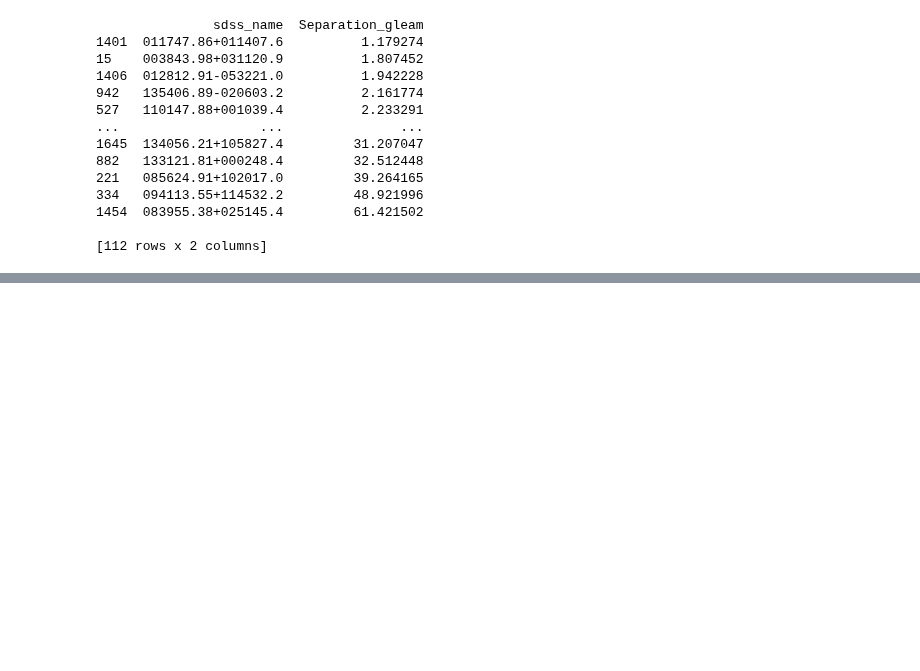
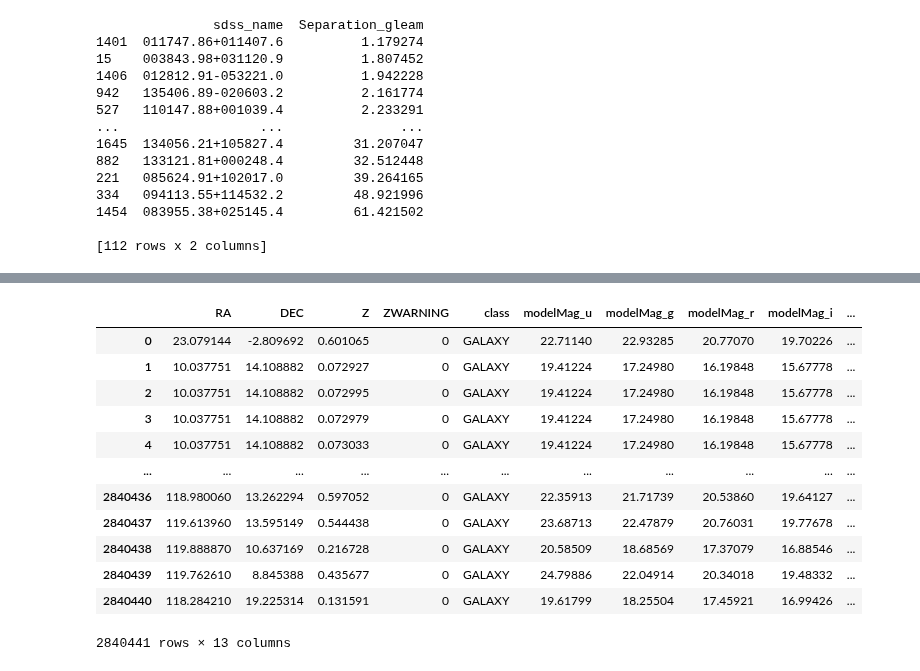
Before and after one commit to ykzhang112233/highz-catalogue, a Jupyter notebook: scripts/0-result_analysis.ipynb, the cells around one changed output, grey strips where cells are left out. Saved outputs shown, nothing was run; the diff lists cells and outputs as text; code cells hidden in the pictures; blank space fills up the shorter version.

```diff
--- a/scripts/0-result_analysis.ipynb
+++ b/scripts/0-result_analysis.ipynb
@@ -331,0 +357,16 @@ print(test_df)
+# %%
+df_g
+# %% [output]
+|  | RA | DEC | Z | ZWARNING | class | modelMag_u | modelMag_g | modelMag_r | modelMag_i | ... |
+| 0 | 23.079144 | -2.809692 | 0.601065 | 0 | GALAXY | 22.71140 | 22.93285 | 20.77070 | 19.70226 | ... |
+| 1 | 10.037751 | 14.108882 | 0.072927 | 0 | GALAXY | 19.41224 | 17.24980 | 16.19848 | 15.67778 | ... |
+| 2 | 10.037751 | 14.108882 | 0.072995 | 0 | GALAXY | 19.41224 | 17.24980 | 16.19848 | 15.67778 | ... |
+| 3 | 10.037751 | 14.108882 | 0.072979 | 0 | GALAXY | 19.41224 | 17.24980 | 16.19848 | 15.67778 | ... |
+| 4 | 10.037751 | 14.108882 | 0.073033 | 0 | GALAXY | 19.41224 | 17.24980 | 16.19848 | 15.67778 | ... |
+| ... | ... | ... | ... | ... | ... | ... | ... | ... | ... | ... |
+| 2840436 | 118.980060 | 13.262294 | 0.597052 | 0 | GALAXY | 22.35913 | 21.71739 | 20.53860 | 19.64127 | ... |
+| 2840437 | 119.613960 | 13.595149 | 0.544438 | 0 | GALAXY | 23.68713 | 22.47879 | 20.76031 | 19.77678 | ... |
+| 2840438 | 119.888870 | 10.637169 | 0.216728 | 0 | GALAXY | 20.58509 | 18.68569 | 17.37079 | 16.88546 | ... |
+| 2840439 | 119.762610 | 8.845388 | 0.435677 | 0 | GALAXY | 24.79886 | 22.04914 | 20.34018 | 19.48332 | ... |
+| 2840440 | 118.284210 | 19.225314 | 0.131591 | 0 | GALAXY | 19.61799 | 18.25504 | 17.45921 | 16.99426 | ... |
+2840441 rows × 13 columns
```
Also changed, not shown: parts of 9 cells of this notebook.
